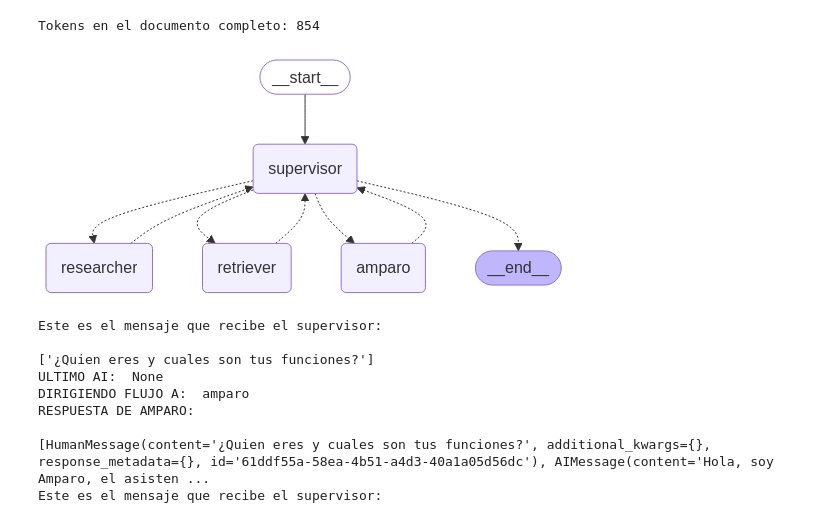
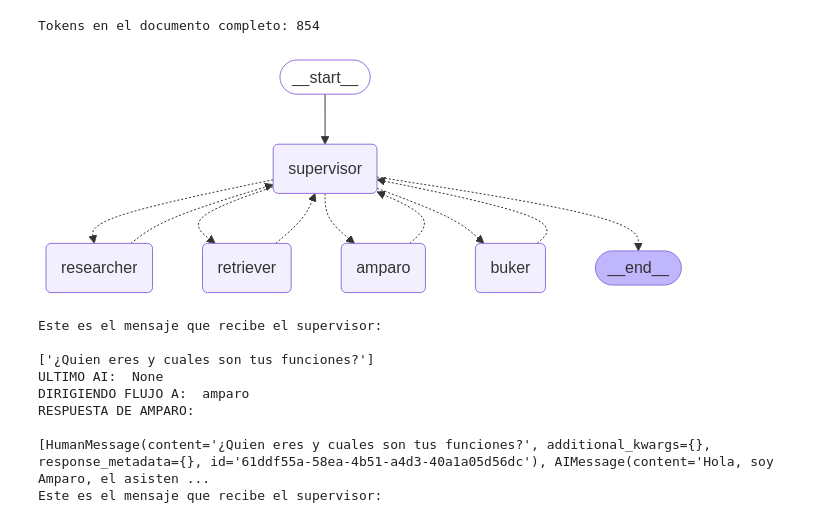
Before and after one commit to Dev-icpacifico/AmparoGraph, a Jupyter notebook: amparo_graph_v3.ipynb, the cells around one changed output. Cells and saved outputs as stored; diff of their text form; code cells hidden in the pictures.

Commit message:
Update: Amparo V3. y test api buk

```diff
--- a/amparo_graph_v3.ipynb
+++ b/amparo_graph_v3.ipynb
@@ -107,7 +107,7 @@ options = members + ["FINISH"]
 class Router(TypedDict):
     """Worker to route to next. If no workers needed, route to FINISH."""
 
-    next: Literal["researcher", "retriever","amparo",  "FINISH"]
+    next: Literal["researcher", "retriever","amparo", "buker",  "FINISH"]
 # %%
 # Definir un nodo info o agent principal
 system_prompt_amparo = "Eres Amparo un asistente virtual creado para apoyar al depto de rrhh de la empresa consstructora del mar. Tu trabajo consiste en responder a las solicitudes de los usuarios"
@@ -165,6 +165,11 @@ def retriever_node(state: GlobalState) -> Command[Literal["supervisor"]]:
             "messages": result["messages"]
         }
     )
+# %%
+# Agente para Buk
+def buker_node(state: GlobalState) -> Command[Literal["supervisor"]]:
+    result = retriever_agent.invoke(state)
+    return Command( goto="supervisor", update={"messages":result["messages"]})
 # %%
 system_prompt = (
     "Tu nombre es Amparo, un asistente virtual que apoya las gestiones en el área de Recursos Humanos "
@@ -173,6 +178,7 @@ system_prompt = (
 
     "El agente especializado 'researcher' se encarga de realizar búsquedas de información en la web.\n"
     "El agente especializado 'retriever' se encarga de recuperar información desde un documento llamado 'Carga de Datos'. "
+    "El agente especializado 'buker' se encarga de ayudar al usuario con respecto al uso de la aplicación Buk "
     "Este documento contiene instrucciones sobre cómo cargar información en el módulo UnyRem del ERP Unysoft.\n\n"
 
     "Tu tarea es analizar la pregunta del usuario y decidir cuál agente debe actuar en función de la solicitud.\n"
@@ -182,7 +188,7 @@ system_prompt = (
     "Devuelve **únicamente** el nombre del trabajador a activar (por ejemplo: retriever), o 'FINISH' si todo ha concluido."
 )
 # %%
-def supervisor_node(state: GlobalState) -> Command[Literal["researcher", "retriever","amparo", "__end__"]]:
+def supervisor_node(state: GlobalState) -> Command[Literal["researcher", "retriever","amparo", "buker", "__end__"]]:
     print("Este es el mensaje que recibe el supervisor: \n")
     print(state["messages"])
     ultimo_ai = next((msg for msg in reversed(state["messages"]) if isinstance(msg, AIMessage)), None)
@@ -205,15 +211,16 @@ def supervisor_node(state: GlobalState) -> Command[Literal["researcher", "retrie
 # %%
 builder = StateGraph(GlobalState)
 builder.add_edge(START, "supervisor")
 builder.add_node("amparo", amparo)
 builder.add_node("supervisor", supervisor_node)
 builder.add_node("researcher",search_node)
 builder.add_node("retriever",retriever_node)
+builder.add_node("buker", buker_node)
 
 graph =  builder.compile()
 display(Image(graph.get_graph().draw_mermaid_png()))
 # %% [output]
-[figure, old version]
+[figure, new version]
 # %%
 sal = graph.invoke({"messages": ["¿Quien eres y cuales son tus funciones?"]})
 for m in sal["messages"]:
```
Also changed, not shown: parts of 1 cell of this notebook, 1 other file.
